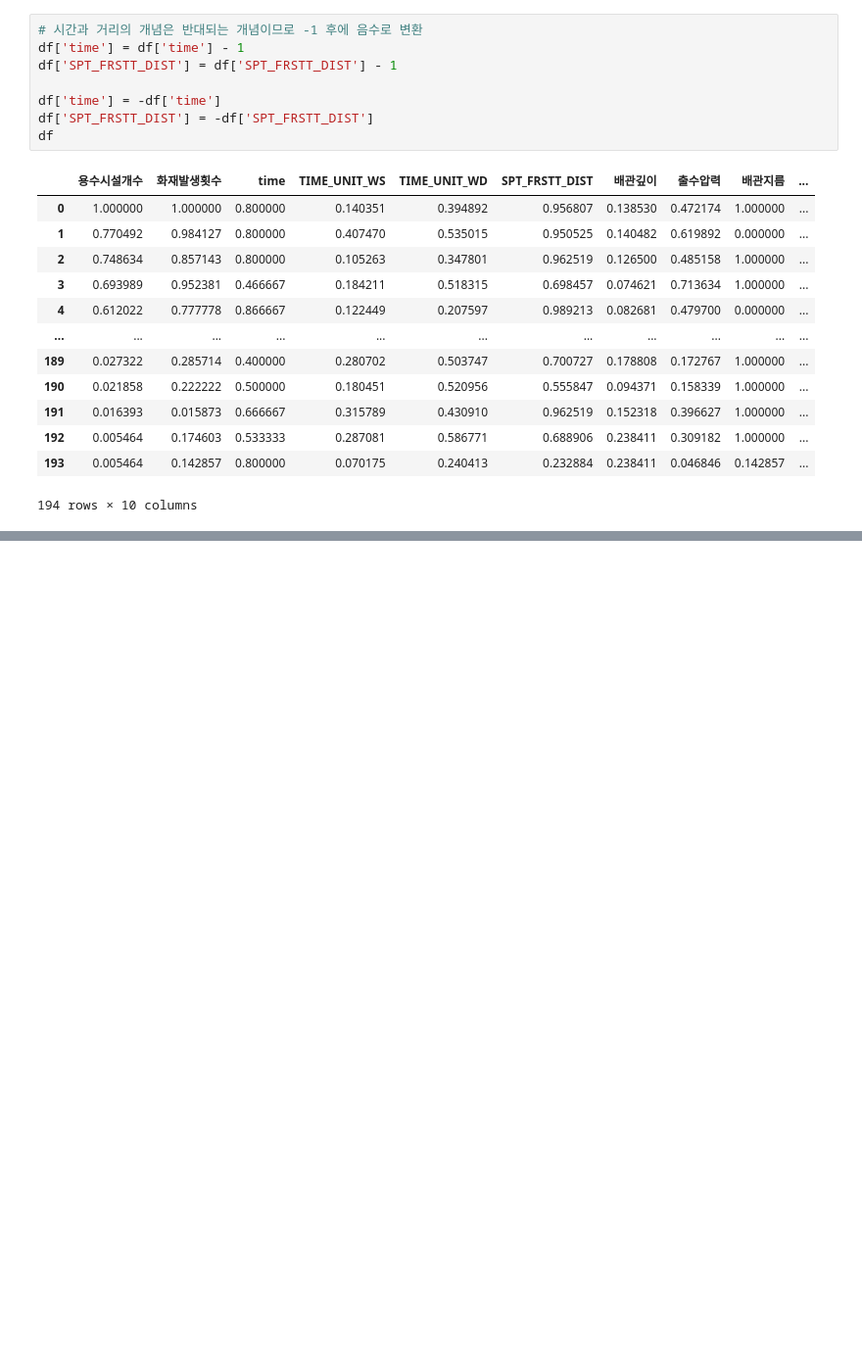
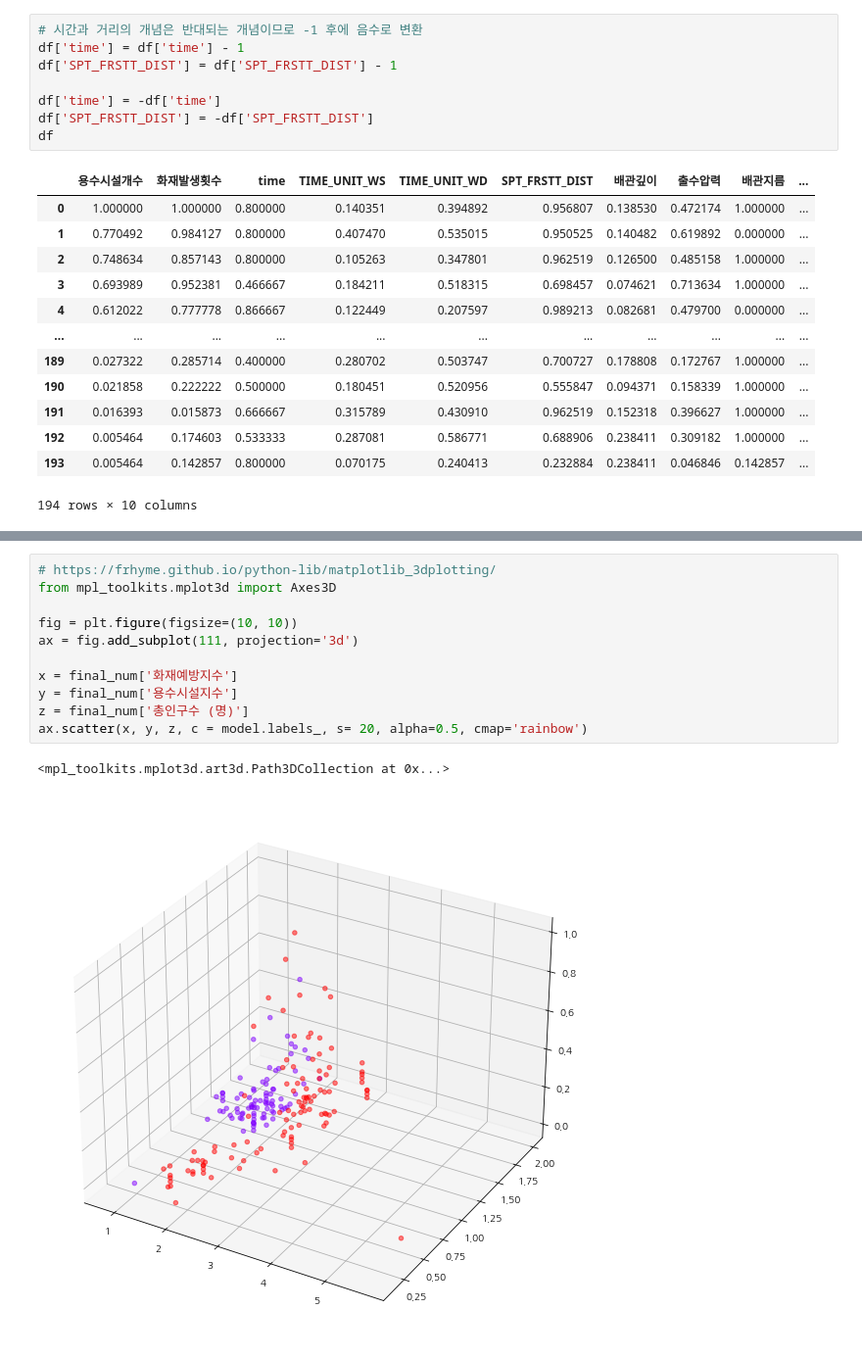
Before and after one commit to Myungbin/Senior, a Jupyter notebook: 비지니스인텔리전스/Project_비지니스인텔리전스/데이터전처리 - SGGEMD.ipynb, the cells around one changed output, grey strips where cells are left out. Shown: that part at 98% size. Drawn from its saved outputs; the diff is of its cells as text; blank space fills up the shorter version.

```diff
--- a/비지니스인텔리전스/Project_비지니스인텔리전스/데이터전처리 - SGGEMD.ipynb
+++ b/비지니스인텔리전스/Project_비지니스인텔리전스/데이터전처리 - SGGEMD.ipynb
@@ -770,0 +884,14 @@ NameError: name 'KMeans' is not defined
+# %%
+# https://frhyme.github.io/python-lib/matplotlib_3dplotting/
+from mpl_toolkits.mplot3d import Axes3D
+
+fig = plt.figure(figsize=(10, 10))
+ax = fig.add_subplot(111, projection='3d')
+
+x = final_num['화재예방지수']
+y = final_num['용수시설지수']
+z = final_num['총인구수 (명)']
+ax.scatter(x, y, z, c = model.labels_, s= 20, alpha=0.5, cmap='rainbow')
+# %% [output]
+<mpl_toolkits.mplot3d.art3d.Path3DCollection at 0x...>
+[figure, added]
```
Also changed, not shown: parts of 17 cells of this notebook.
